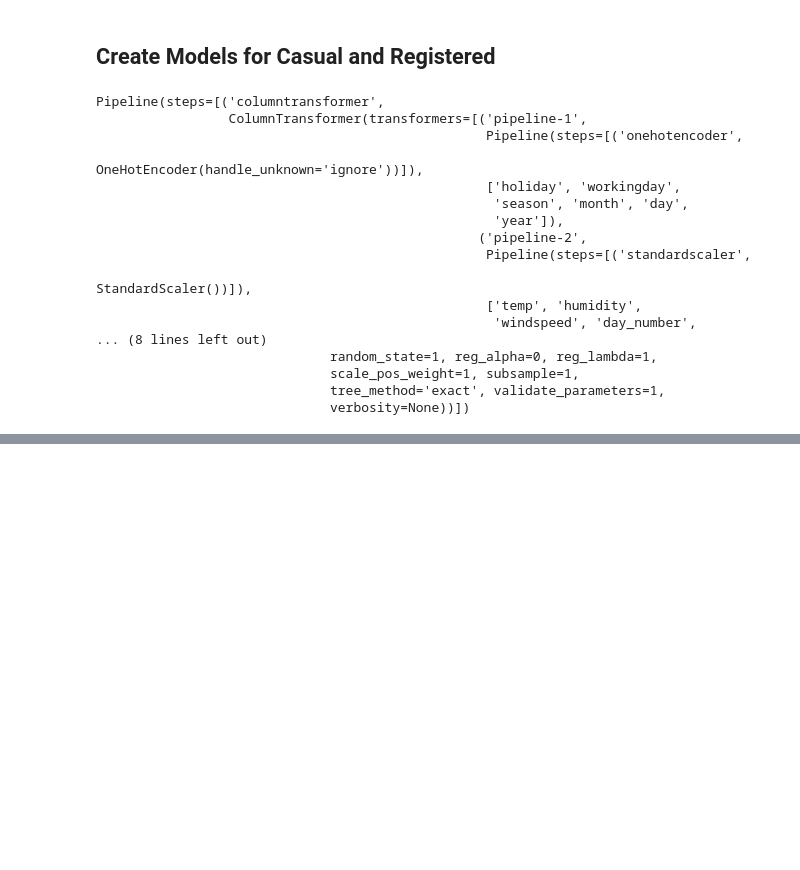
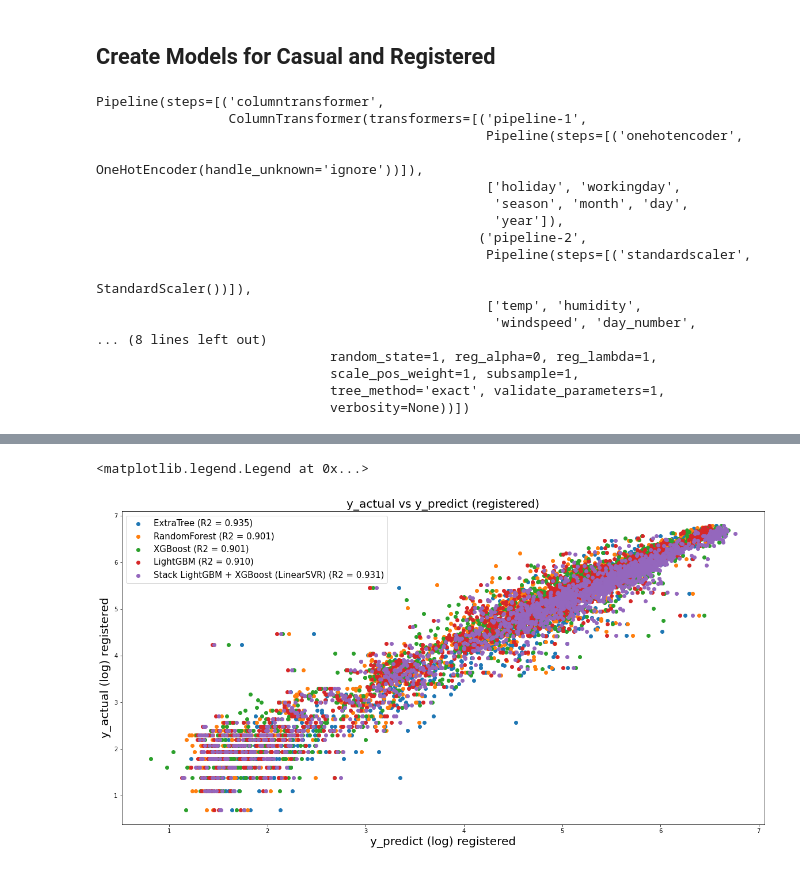
Before and after one commit to RudyBourez/Bike_Sharing_API, a Jupyter notebook: Modèles/model_casual_register.ipynb, the cells around one changed output, grey strips where cells are left out. Cells and saved outputs as stored; diff of their text form; code cells hidden in the pictures; blank space fills up the shorter version.

```diff
--- a/Modèles/model_casual_register.ipynb
+++ b/Modèles/model_casual_register.ipynb
@@ -244,0 +397,31 @@ Pipeline(steps=[('columntransformer',
+# %%
+models_rfr_registered.fit(X_train, y_train_registered)
+y_pred_rfr_registered = models_rfr_registered.predict(X_test)
+score_rfr_registered = models_rfr_registered.score(X_test, y_test_registered)
+
+models_etr_registered.fit(X_train, y_train_registered)
+y_pred_etr_registered = models_etr_registered.predict(X_test)
+score_etr_registered = models_etr_registered.score(X_test, y_test_registered)
+
+models_xgbr_registered.fit(X_train, y_train_registered)
+y_pred_xgbr_registered = models_xgbr_registered.predict(X_test)
+score_xgbr_registered = models_xgbr_registered.score(X_test, y_test_registered)
+
+
+models_lgbm_registered.fit(X_train, y_train_registered)
+y_pred_lgbm_registered = models_lgbm_registered.predict(X_test)
+score_lgbm_registered = models_lgbm_registered.score(X_test, y_test_registered)
+
+model_stack_LinearSVR_lgbm_xgboost_registered.fit(X_train, y_train_registered)
+y_pred_stack_LinearSVR_lgbm_xgboost_registered = model_stack_LinearSVR_lgbm_xgboost_registered.predict(X_test)
+score_stack_LinearSVR_lgbm_xgboost_registered = model_stack_LinearSVR_lgbm_xgboost_registered.score(X_test, y_test_registered)
+# %%
+plot_model_registered = pd.DataFrame(data=y_test, columns=['y_test_registered'])
+# plot_y_etr['y_test'] = y_test
+plot_model_registered['y_test_registered']= y_test_registered
+plot_model_registered['y_pred_etr_registered']=y_pred_etr_registered
+plot_model_registered['y_pred_rfr_registered']=y_pred_rfr_registered
+plot_model_registered['y_pred_xgbr_registered']=y_pred_xgbr_registered
+plot_model_registered['y_pred_lgbm_registered']=y_pred_lgbm_registered
+plot_model_registered['y_pred_stack_LinearSVR_lgbm_xgboost_registered']=y_pred_stack_LinearSVR_lgbm_xgboost_registered
+plot_model_registered
@@ -244,0 +442,15 @@ Pipeline(steps=[('columntransformer',
+# %%
+plt.rcParams["figure.figsize"] = (20,10)
+
+plt.scatter(plot_model_registered['y_pred_etr_registered'], plot_model_registered['y_test_registered'],label="ExtraTree (R2 = %0.3f)" % score_etr_registered)
+plt.scatter(plot_model_registered['y_pred_rfr_registered'], plot_model_registered['y_test_registered'],label="RandomForest (R2 = %0.3f)" % score_rfr_registered)
+plt.scatter(plot_model_registered['y_pred_xgbr_registered'], plot_model_registered['y_test_registered'],label="XGBoost (R2 = %0.3f)" % score_xgbr_registered)
+plt.scatter(plot_model_registered['y_pred_lgbm_registered'], plot_model_registered['y_test_registered'],label="LightGBM (R2 = %0.3f)" % score_lgbm_registered)
+plt.scatter(plot_model_registered['y_pred_stack_LinearSVR_lgbm_xgboost_registered'], plot_model_registered['y_test_registered'],label="Stack LightGBM + XGBoost (LinearSVR) (R2 = %0.3f)" % score_stack_LinearSVR_lgbm_xgboost_registered)
+plt.title('y_actual vs y_predict (registered)', fontsize=20)
+plt.xlabel('y_predict (log) registered', fontsize=20)
+plt.ylabel('y_actual (log) registered', fontsize=20)
+plt.legend(fontsize=15)
+# %% [output]
+<matplotlib.legend.Legend at 0x...>
+[figure, added]
```
Also changed, not shown: parts of 12 cells of this notebook, 3 other files.
